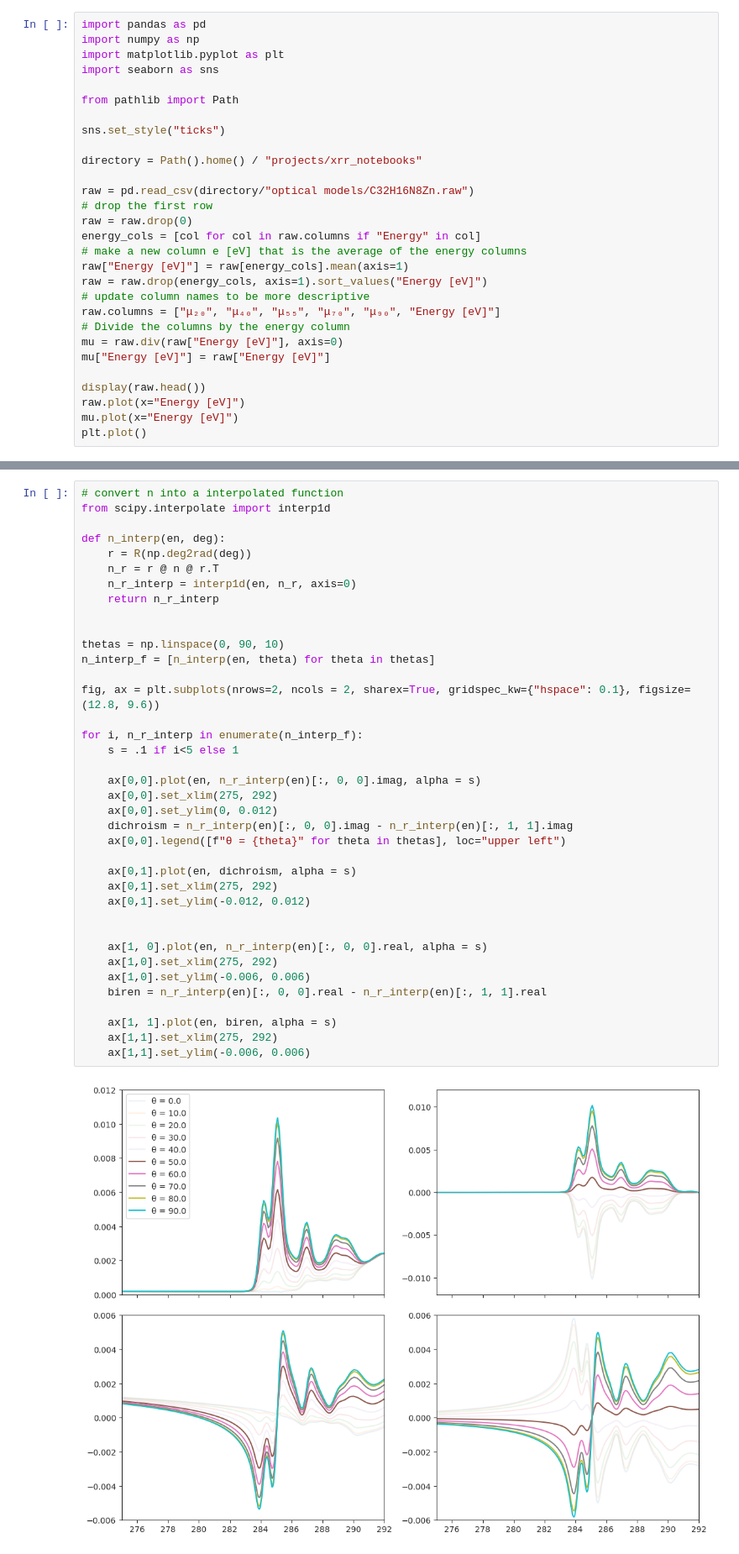
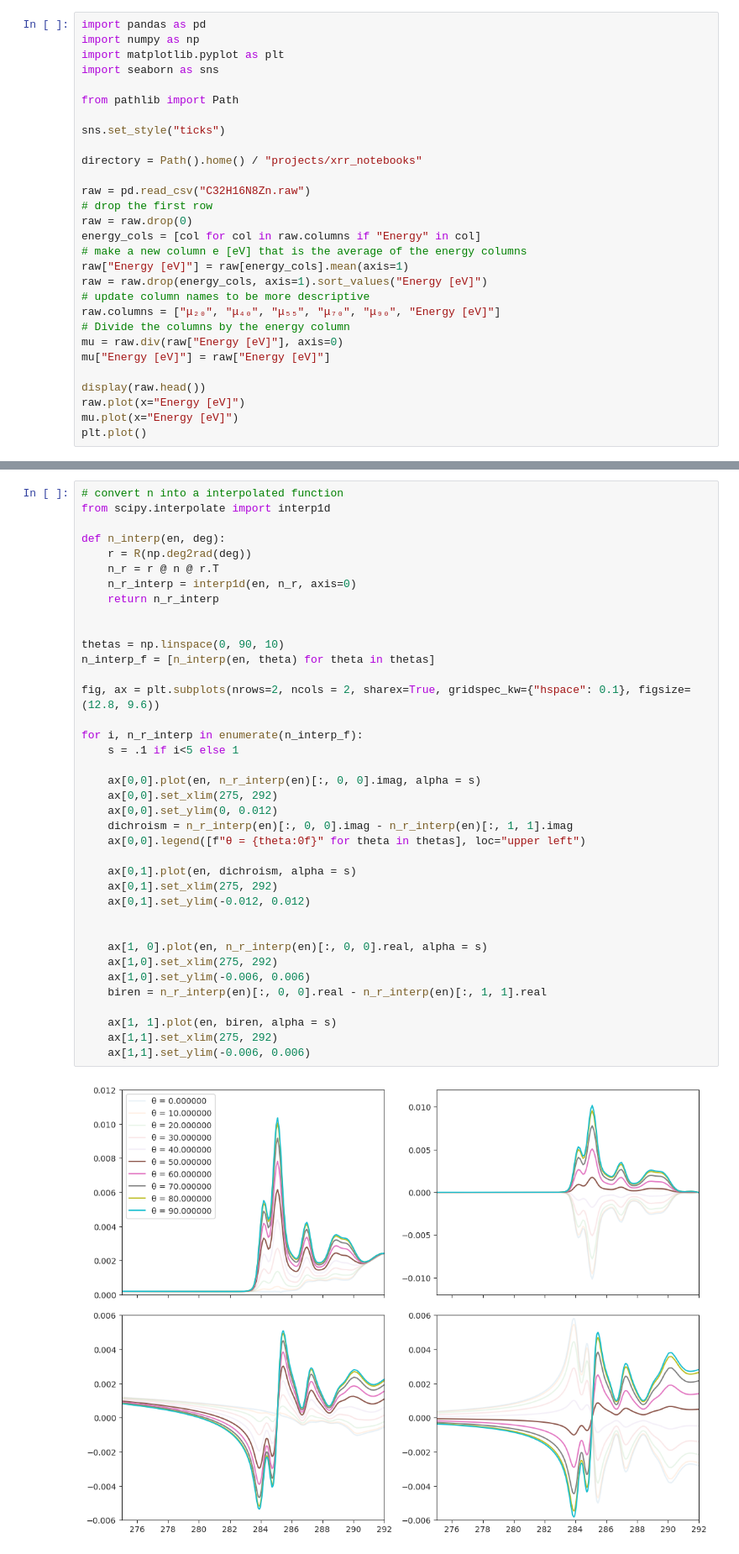
Before and after one commit to WSU-Carbon-Lab/xrr_notebooks, a Jupyter notebook: optical models/exp_model_valedation.ipynb, the cells around one changed output, grey strips where cells are left out. Shown: that part at 84% size. Saved outputs shown, nothing was run; the diff lists cells and outputs as text.

```diff
--- a/optical models/exp_model_valedation.ipynb
+++ b/optical models/exp_model_valedation.ipynb
@@ -29,7 +29,7 @@ sns.set_style("ticks")
 
 directory = Path().home() / "projects/xrr_notebooks"
 
-raw = pd.read_csv(directory/"optical models/C32H16N8Zn.raw")
+raw = pd.read_csv("C32H16N8Zn.raw")
 # drop the first row
 raw = raw.drop(0)
 energy_cols = [col for col in raw.columns if "Energy" in col]
@@ -254,32 +236,32 @@ def n_interp(en, deg):
     return n_r_interp
 
 
 thetas = np.linspace(0, 90, 10)
 n_interp_f = [n_interp(en, theta) for theta in thetas]
 
 fig, ax = plt.subplots(nrows=2, ncols = 2, sharex=True, gridspec_kw={"hspace": 0.1}, figsize=(12.8, 9.6))
 
 for i, n_r_interp in enumerate(n_interp_f):
     s = .1 if i<5 else 1
 
     ax[0,0].plot(en, n_r_interp(en)[:, 0, 0].imag, alpha = s)
     ax[0,0].set_xlim(275, 292)
     ax[0,0].set_ylim(0, 0.012)
     dichroism = n_r_interp(en)[:, 0, 0].imag - n_r_interp(en)[:, 1, 1].imag
-    ax[0,0].legend([f"θ = {theta}" for theta in thetas], loc="upper left")
+    ax[0,0].legend([f"θ = {theta:0f}" for theta in thetas], loc="upper left")
 
     ax[0,1].plot(en, dichroism, alpha = s)
     ax[0,1].set_xlim(275, 292)
     ax[0,1].set_ylim(-0.012, 0.012)
 
 
     ax[1, 0].plot(en, n_r_interp(en)[:, 0, 0].real, alpha = s)
     ax[1,0].set_xlim(275, 292)
     ax[1,0].set_ylim(-0.006, 0.006)
     biren = n_r_interp(en)[:, 0, 0].real - n_r_interp(en)[:, 1, 1].real
 
     ax[1, 1].plot(en, biren, alpha = s)
     ax[1,1].set_xlim(275, 292)
     ax[1,1].set_ylim(-0.006, 0.006)
 # %% [output]
-[figure, old version]
+[figure, new version]
```
Also changed, not shown: parts of 2 cells of this notebook, 18 other files.
